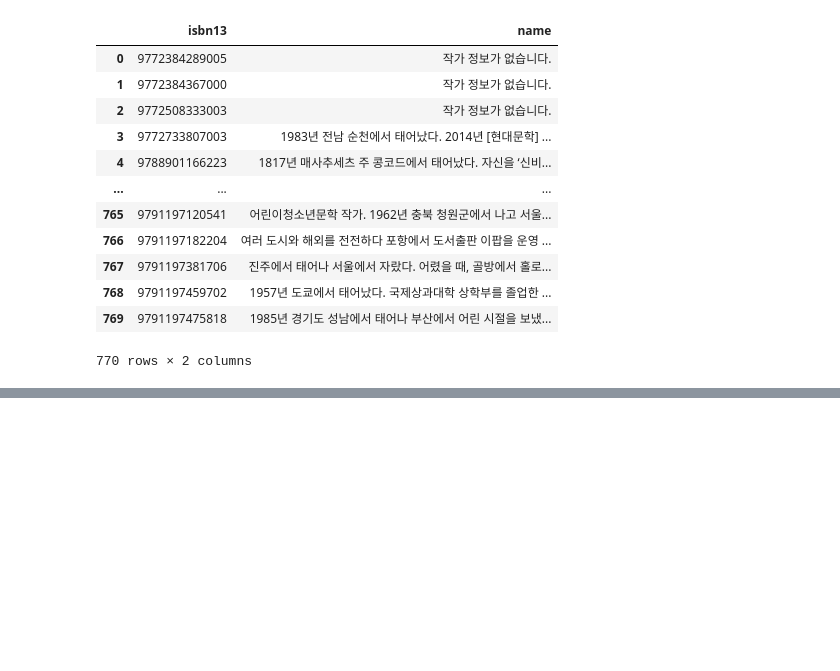
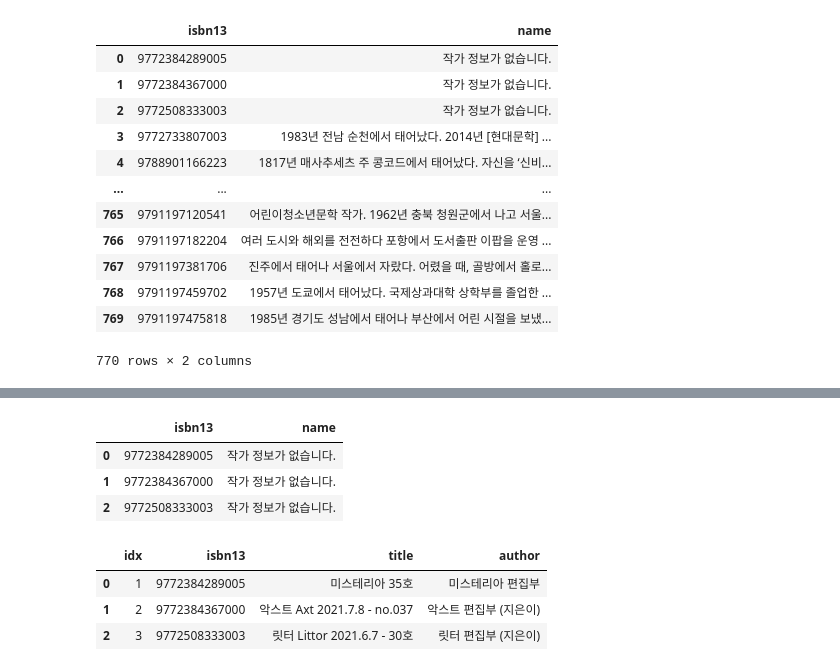
Before and after one commit to DahyeonWoo/RecoBook, a Jupyter notebook: project/CrawlingData/author_crawler.ipynb, the cells around one changed output, grey strips where cells are left out. Cells and saved outputs as stored; diff of their text form; code cells hidden in the pictures; blank space fills up the shorter version.

```diff
--- a/project/CrawlingData/author_crawler.ipynb
+++ b/project/CrawlingData/author_crawler.ipynb
@@ -187,0 +214,14 @@ sub
+# %%
+author_info.head(3)
+# %% [output]
+|  | isbn13 | name |
+| 0 | 9772384289005 | 작가 정보가 없습니다. |
+| 1 | 9772384367000 | 작가 정보가 없습니다. |
+| 2 | 9772508333003 | 작가 정보가 없습니다. |
+# %%
+merge1.head(3)
+# %% [output]
+|  | idx | isbn13 | title | author |
+| 0 | 1 | 9772384289005 | 미스테리아 35호 | 미스테리아 편집부 |
+| 1 | 2 | 9772384367000 | 악스트 Axt 2021.7.8 - no.037 | 악스트 편집부 (지은이) |
+| 2 | 3 | 9772508333003 | 릿터 Littor 2021.6.7 - 30호 | 릿터 편집부 (지은이) |
```
Also changed, not shown: parts of 4 cells of this notebook, 4 other files.
